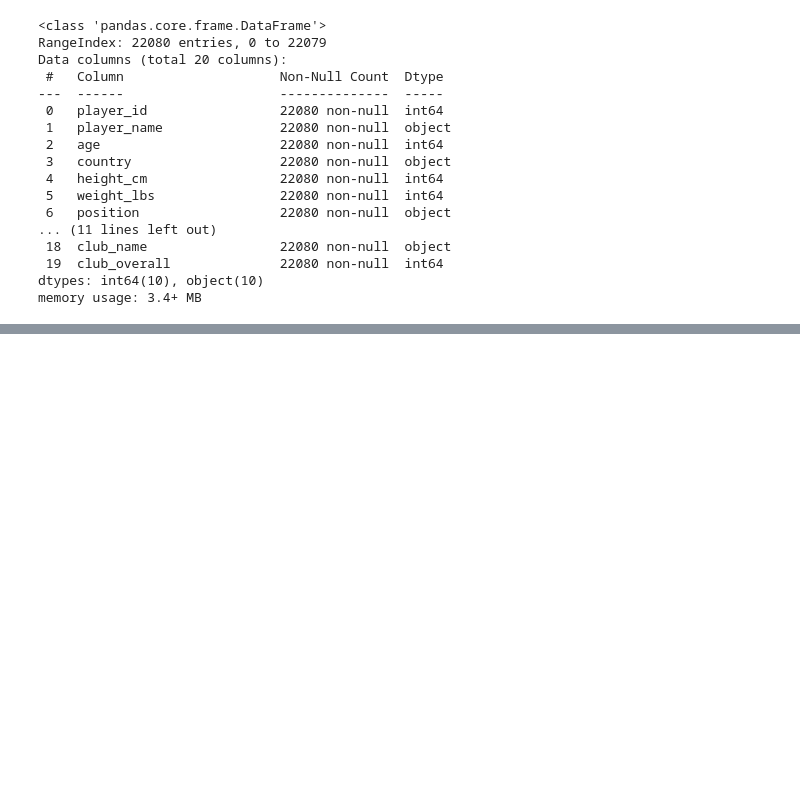
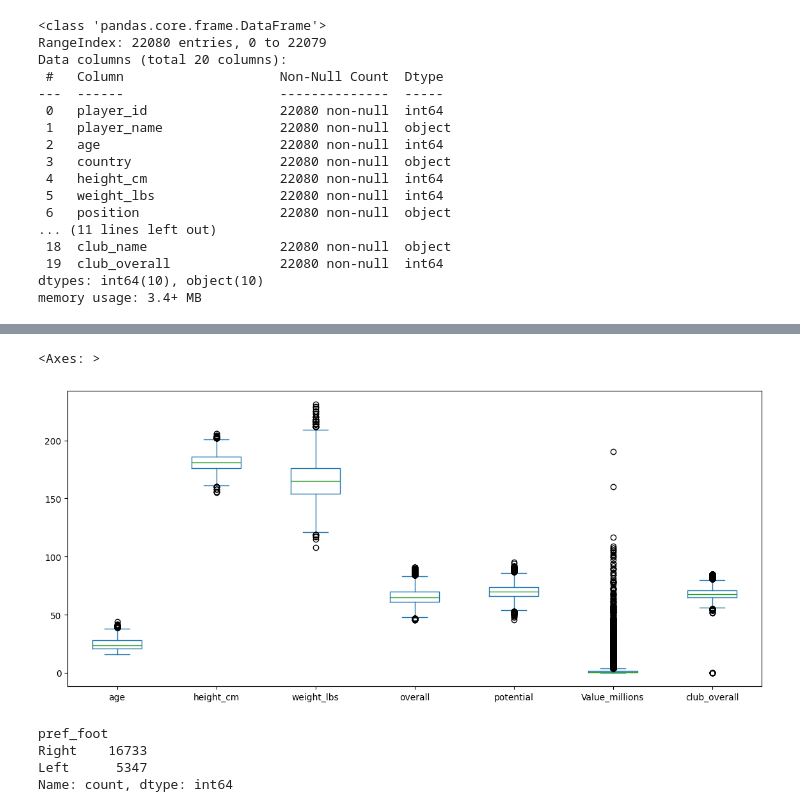
Before and after one commit to SimonGarcia01/ai-course, a Jupyter notebook: Soccer Analysis Workshop 1/SoccerWorkshop.ipynb, the cells around one changed output, grey strips where cells are left out. Cells and saved outputs as stored; diff of their text form; code cells hidden in the pictures; blank space fills up the shorter version.

```diff
--- a/Soccer Analysis Workshop 1/SoccerWorkshop.ipynb
+++ b/Soccer Analysis Workshop 1/SoccerWorkshop.ipynb
@@ -40,0 +105,12 @@ memory usage: 3.4+ MB
+# %%
+df.select_dtypes(include='number').drop(columns=['player_id', 'weak_foot', 'skill_moves', 'international_reputation']).plot(kind='box', figsize=(14,6))
+# %% [output]
+<Axes: >
+[figure, added]
+# %%
+df['pref_foot'].value_counts()
+# %% [output]
+pref_foot
+Right    16733
+Left      5347
+Name: count, dtype: int64
```
Also changed, not shown: parts of 7 cells of this notebook.
